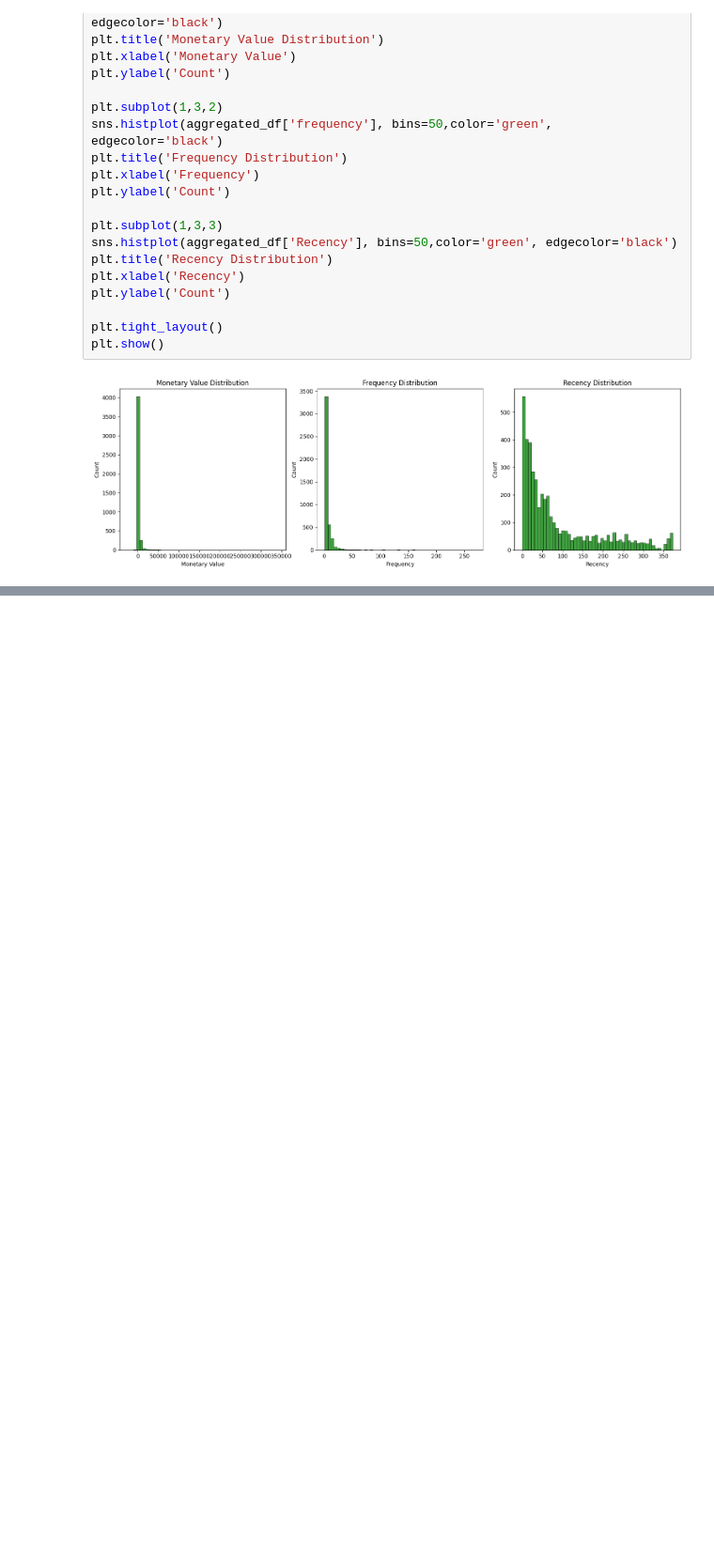
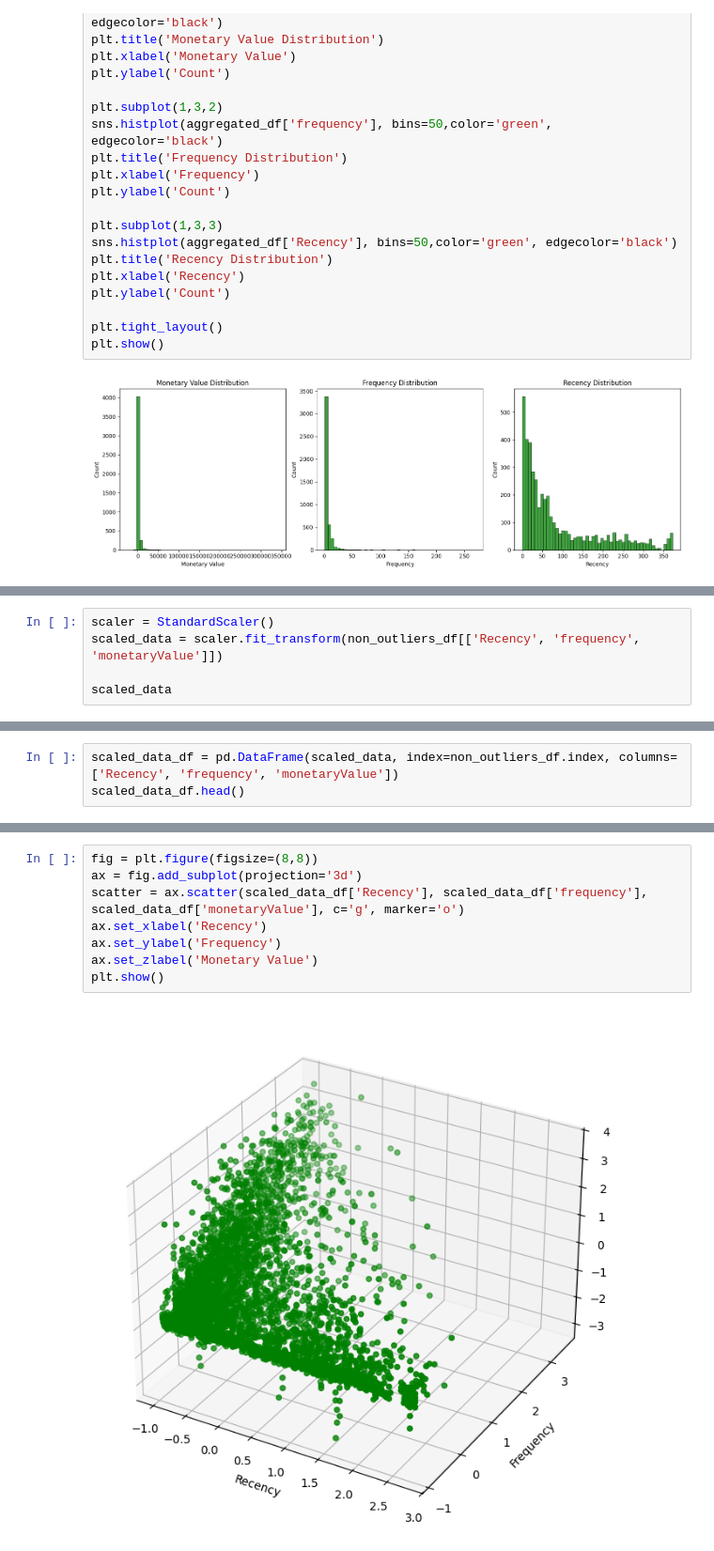
Before and after one commit to abhayyadav9/machineLearning, a Jupyter notebook: UnSupervised_learning/Kmean/customer_segmentaaaaatio.ipynb, the cells around one changed output, grey strips where cells are left out. Shown at 94% size. Saved outputs shown, nothing was run; the diff lists cells and outputs as text; blank space fills up the shorter version.

```diff
--- a/UnSupervised_learning/Kmean/customer_segmentaaaaatio.ipynb
+++ b/UnSupervised_learning/Kmean/customer_segmentaaaaatio.ipynb
@@ -311,0 +430,5 @@ plt.show()
+# %%
+scaler = StandardScaler()
+scaled_data = scaler.fit_transform(non_outliers_df[['Recency', 'frequency', 'monetaryValue']])
+
+scaled_data
@@ -311,0 +443,3 @@ plt.show()
+# %%
+scaled_data_df = pd.DataFrame(scaled_data, index=non_outliers_df.index, columns=['Recency', 'frequency', 'monetaryValue'])
+scaled_data_df.head()
@@ -311,0 +453,10 @@ plt.show()
+# %%
+fig = plt.figure(figsize=(8,8))
+ax = fig.add_subplot(projection='3d')
+scatter = ax.scatter(scaled_data_df['Recency'], scaled_data_df['frequency'], scaled_data_df['monetaryValue'], c='g', marker='o')
+ax.set_xlabel('Recency')
+ax.set_ylabel('Frequency')
+ax.set_zlabel('Monetary Value')
+plt.show()
+# %% [output]
+[figure, added]
```
Also changed, not shown: parts of 21 cells of this notebook.
